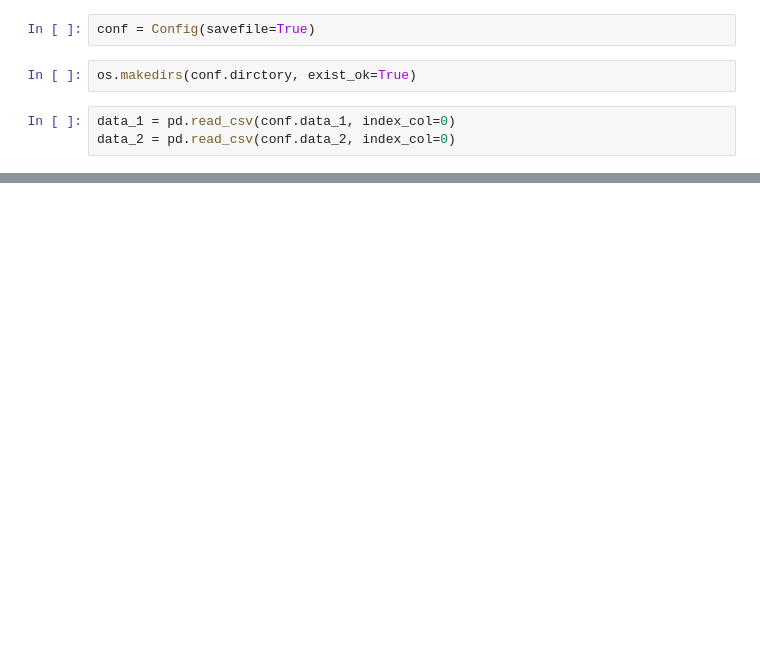
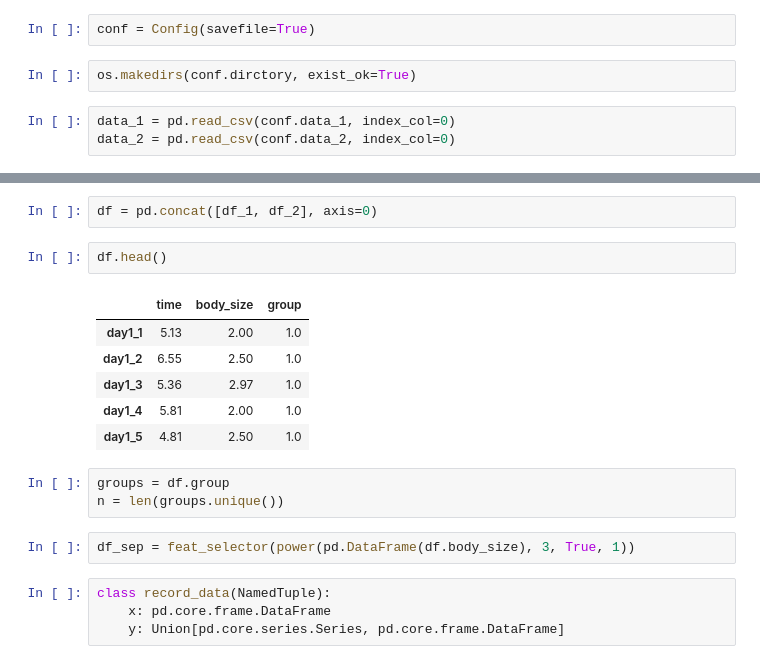
Before and after one commit to yo-aka-gene/helicopter, a Jupyter notebook: mlmodel/analysis/mla.ipynb, the cells around one changed output, grey strips where cells are left out. Cells and saved outputs as stored; diff of their text form; blank space fills up the shorter version.

```diff
--- a/mlmodel/analysis/mla.ipynb
+++ b/mlmodel/analysis/mla.ipynb
@@ -137,0 +100,20 @@ df_separated
+# %%
+df = pd.concat([df_1, df_2], axis=0)
+# %%
+df.head()
+# %% [output]
+|  | time | body_size | group |
+| day1_1 | 5.13 | 2.00 | 1.0 |
+| day1_2 | 6.55 | 2.50 | 1.0 |
+| day1_3 | 5.36 | 2.97 | 1.0 |
+| day1_4 | 5.81 | 2.00 | 1.0 |
+| day1_5 | 4.81 | 2.50 | 1.0 |
+# %%
+groups = df.group
+n = len(groups.unique())
+# %%
+df_sep = feat_selector(power(pd.DataFrame(df.body_size), 3, True, 1))
+# %%
+class record_data(NamedTuple):
+    x: pd.core.frame.DataFrame
+    y: Union[pd.core.series.Series, pd.core.frame.DataFrame]
```
Also changed, not shown: parts of 46 cells of this notebook, 3 other files.
